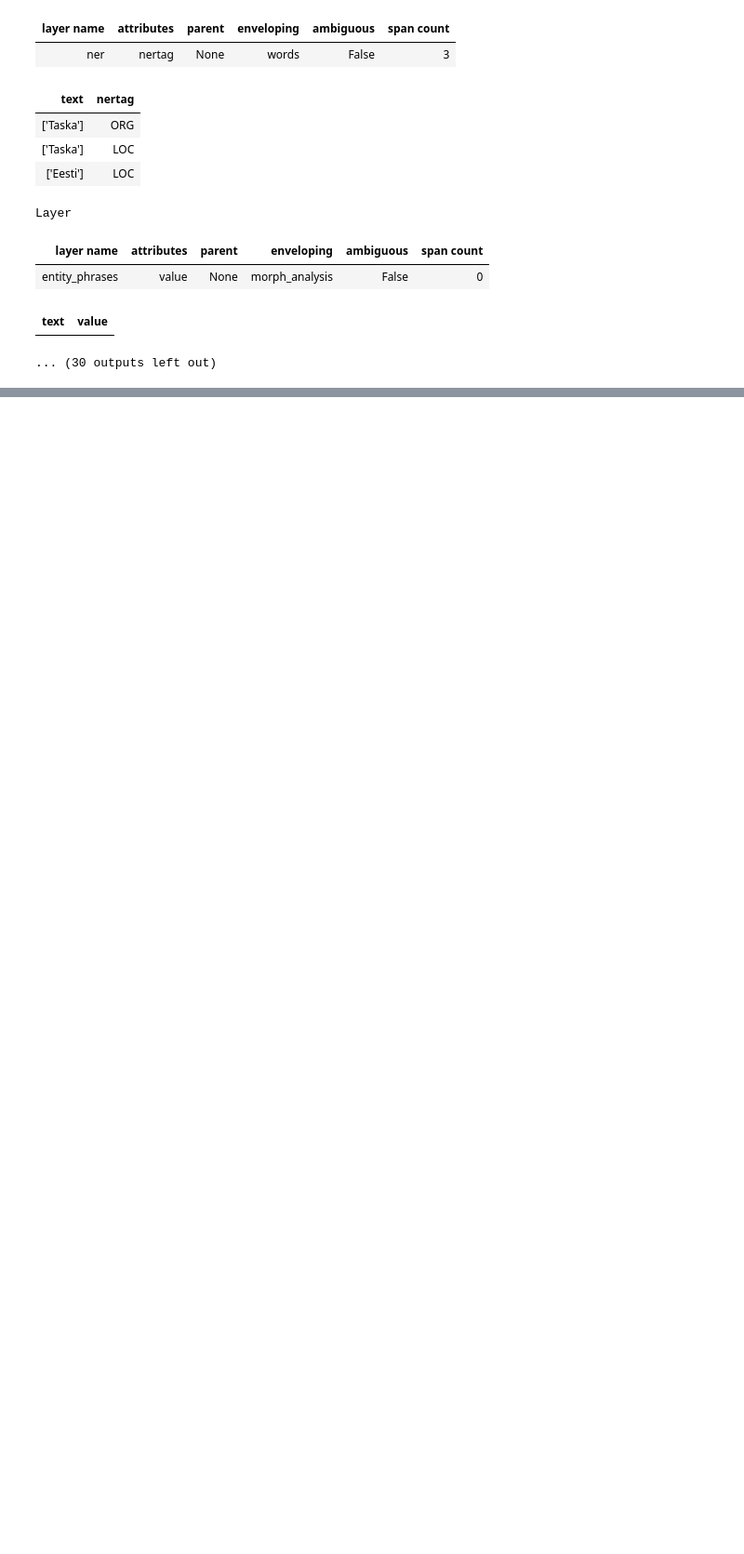
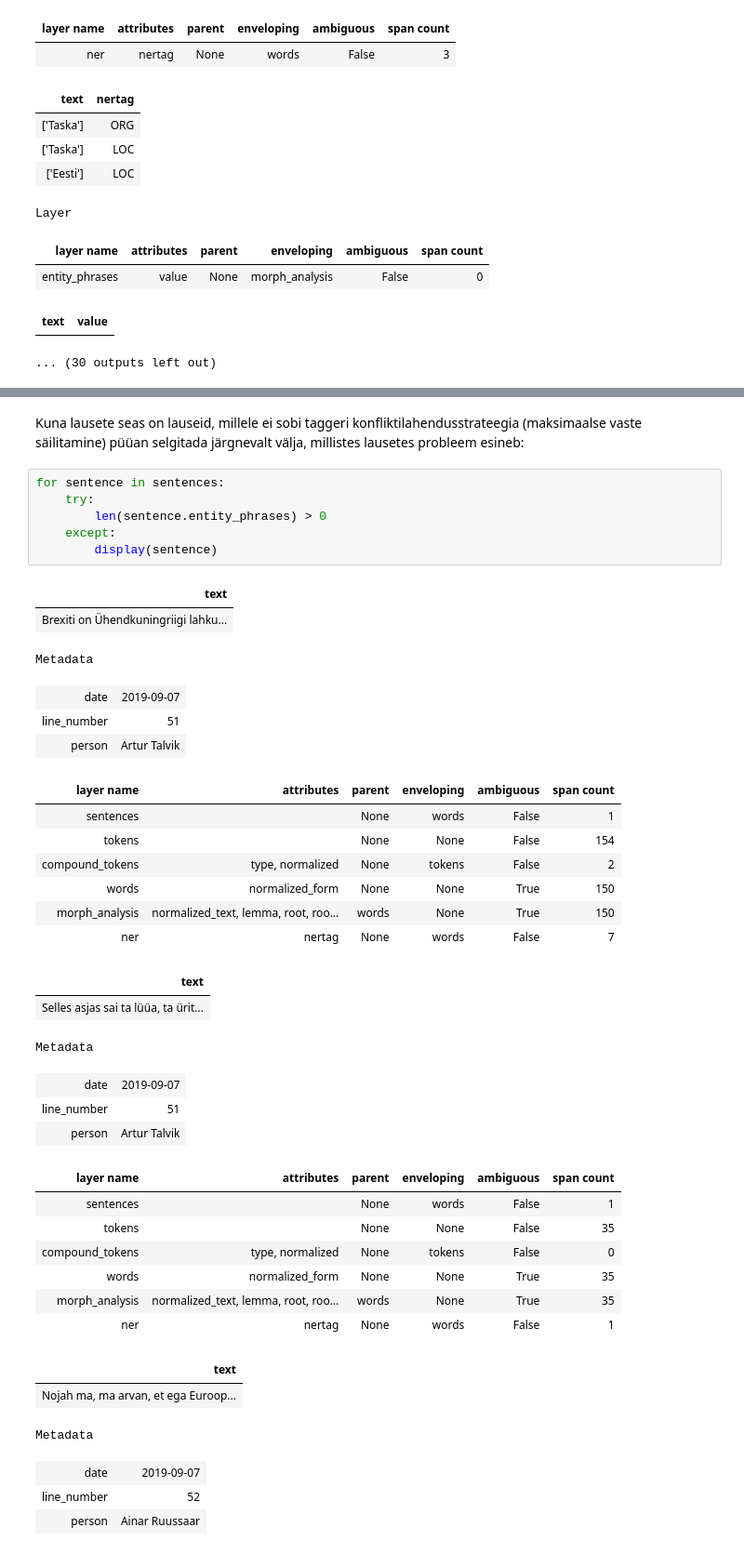
Before and after one commit to estnltk/presentation, a Jupyter notebook: 2023-xxx-media-monitoring/05_PhraseTagger nimeüksuste tuvastamiseks test5.ipynb, the cells around one changed output, grey strips where cells are left out. Shown at 93% size. Saved outputs shown, nothing was run; the diff lists cells and outputs as text; blank space fills up the shorter version.

```diff
--- a/2023-xxx-media-monitoring/05_PhraseTagger nimeüksuste tuvastamiseks test5.ipynb
+++ b/2023-xxx-media-monitoring/05_PhraseTagger nimeüksuste tuvastamiseks test5.ipynb
@@ -120,0 +182,41 @@ Layer
+# %% [markdown]
+Kuna lausete seas on lauseid, millele ei sobi taggeri konfliktilahendusstrateegia (maksimaalse vaste säilitamine) püüan selgitada järgnevalt välja, millistes lausetes probleem esineb:
+# %%
+for sentence in sentences:
+    try:
+        len(sentence.entity_phrases) > 0
+    except:
+        display(sentence)
+# %% [output]
+| text |
+| Brexiti on Ühendkuningriigi lahku... |
+Metadata
+| date | 2019-09-07 |
+| line_number | 51 |
+| person | Artur Talvik |
+| layer name | attributes | parent | enveloping | ambiguous | span count |
+| sentences |  | None | words | False | 1 |
+| tokens |  | None | None | False | 154 |
+| compound_tokens | type, normalized | None | tokens | False | 2 |
+| words | normalized_form | None | None | True | 150 |
+| morph_analysis | normalized_text, lemma, root, roo... | words | None | True | 150 |
+| ner | nertag | None | words | False | 7 |
+| text |
+| Selles asjas sai ta lüüa, ta ürit... |
+Metadata
+| date | 2019-09-07 |
+| line_number | 51 |
+| person | Artur Talvik |
+| layer name | attributes | parent | enveloping | ambiguous | span count |
+| sentences |  | None | words | False | 1 |
+| tokens |  | None | None | False | 35 |
+| compound_tokens | type, normalized | None | tokens | False | 0 |
+| words | normalized_form | None | None | True | 35 |
+| morph_analysis | normalized_text, lemma, root, roo... | words | None | True | 35 |
+| ner | nertag | None | words | False | 1 |
+| text |
+| Nojah ma, ma arvan, et ega Euroop... |
+Metadata
+| date | 2019-09-07 |
+| line_number | 52 |
+| person | Ainar Ruussaar |
```
Also changed, not shown: parts of 26 cells of this notebook.
